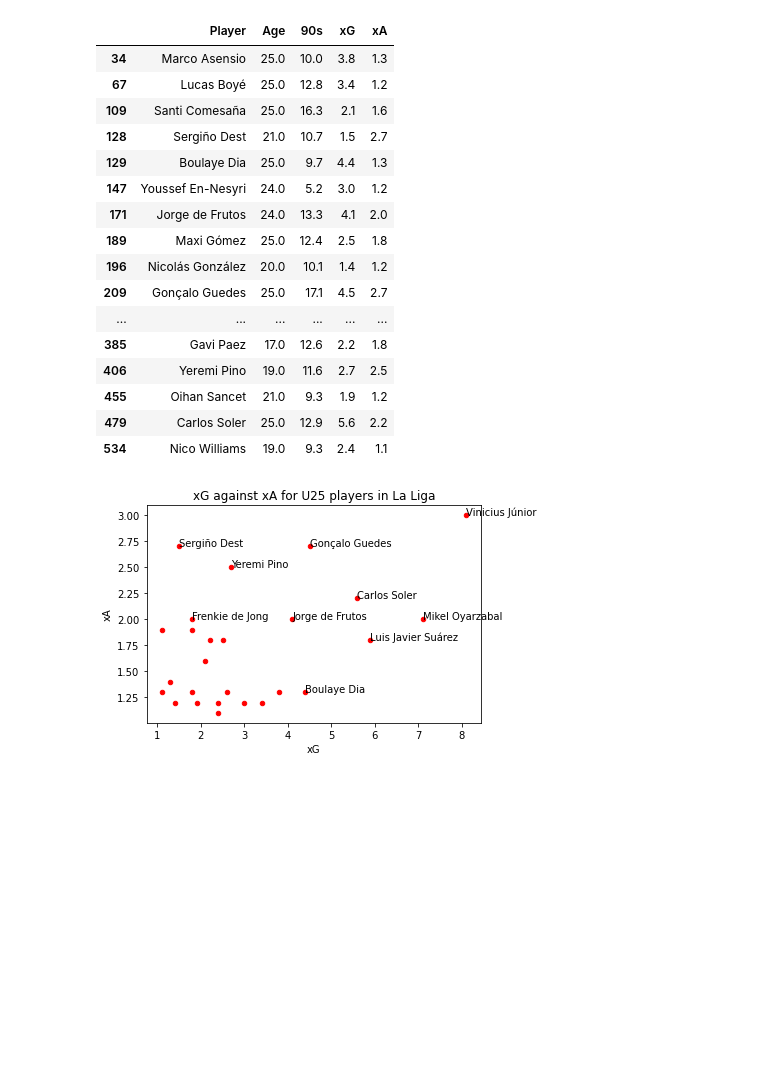
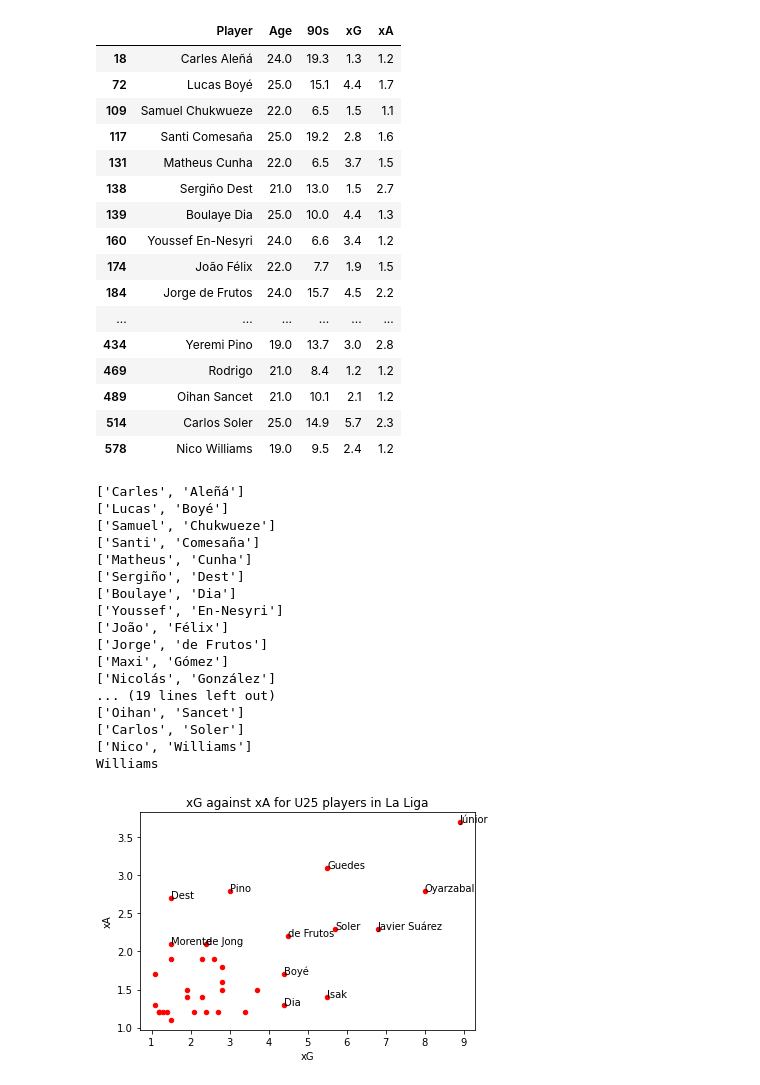
Before and after one commit to mabyan22/football_analysis, a Jupyter notebook: Notebooks/football_graph_prototype.ipynb, the cells around one changed output. Cells and saved outputs as stored; diff of their text form; code cells hidden in the pictures; blank space fills up the shorter version.

Commit message:
Used last names as plot identifier

```diff
--- a/Notebooks/football_graph_prototype.ipynb
+++ b/Notebooks/football_graph_prototype.ipynb
@@ -7,5 +7,5 @@ import pandas as pd
 # %%
-dataframe=pd.read_csv("../Data/playerstats.csv",sep=',', header=1)
+dataframe=pd.read_csv("../Data/player_stats_updated.csv",sep=',', header=1)
 dataframe
 # %% [output]
 |  | Rk | Player | Nation | Pos | Squad | Age | Born | MP | Starts | Min | ... | ... |
@@ -55,28 +55,59 @@ selectedData = selectedData[selectedData['Age']< 26]
 selectedData
 # %% [output]
 |  | Player | Age | 90s | xG | xA |
-| 34 | Marco Asensio | 25.0 | 10.0 | 3.8 | 1.3 |
-| 67 | Lucas Boyé | 25.0 | 12.8 | 3.4 | 1.2 |
-| 109 | Santi Comesaña | 25.0 | 16.3 | 2.1 | 1.6 |
-| 128 | Sergiño Dest | 21.0 | 10.7 | 1.5 | 2.7 |
-| 129 | Boulaye Dia | 25.0 | 9.7 | 4.4 | 1.3 |
-| 147 | Youssef En-Nesyri | 24.0 | 5.2 | 3.0 | 1.2 |
-| 171 | Jorge de Frutos | 24.0 | 13.3 | 4.1 | 2.0 |
-| 189 | Maxi Gómez | 25.0 | 12.4 | 2.5 | 1.8 |
-| 196 | Nicolás González | 20.0 | 10.1 | 1.4 | 1.2 |
-| 209 | Gonçalo Guedes | 25.0 | 17.1 | 4.5 | 2.7 |
+| 18 | Carles Aleñá | 24.0 | 19.3 | 1.3 | 1.2 |
+| 72 | Lucas Boyé | 25.0 | 15.1 | 4.4 | 1.7 |
+| 109 | Samuel Chukwueze | 22.0 | 6.5 | 1.5 | 1.1 |
+| 117 | Santi Comesaña | 25.0 | 19.2 | 2.8 | 1.6 |
+| 131 | Matheus Cunha | 22.0 | 6.5 | 3.7 | 1.5 |
+| 138 | Sergiño Dest | 21.0 | 13.0 | 1.5 | 2.7 |
+| 139 | Boulaye Dia | 25.0 | 10.0 | 4.4 | 1.3 |
+| 160 | Youssef En-Nesyri | 24.0 | 6.6 | 3.4 | 1.2 |
+| 174 | João Félix | 22.0 | 7.7 | 1.9 | 1.5 |
+| 184 | Jorge de Frutos | 24.0 | 15.7 | 4.5 | 2.2 |
 | ... | ... | ... | ... | ... | ... |
-| 385 | Gavi Paez | 17.0 | 12.6 | 2.2 | 1.8 |
-| 406 | Yeremi Pino | 19.0 | 11.6 | 2.7 | 2.5 |
-| 455 | Oihan Sancet | 21.0 | 9.3 | 1.9 | 1.2 |
-| 479 | Carlos Soler | 25.0 | 12.9 | 5.6 | 2.2 |
-| 534 | Nico Williams | 19.0 | 9.3 | 2.4 | 1.1 |
+| 434 | Yeremi Pino | 19.0 | 13.7 | 3.0 | 2.8 |
+| 469 | Rodrigo | 21.0 | 8.4 | 1.2 | 1.2 |
+| 489 | Oihan Sancet | 21.0 | 10.1 | 2.1 | 1.2 |
+| 514 | Carlos Soler | 25.0 | 14.9 | 5.7 | 2.3 |
+| 578 | Nico Williams | 19.0 | 9.5 | 2.4 | 1.2 |
 # %%
 selectedData.plot(kind='scatter',x='xG',y='xA',color='red')
 plt.title('xG against xA for U25 players in La Liga')
+
+
+
+for a, row in selectedData.iterrows():
+    afor_val=selectedData.at[a,'Player'].split(" ",1)
+    try:
+        selectedData.at[a,'Player']=afor_val[1]
+    except:
+        selectedData.at[a,'Player']=afor_val[0]
+    print(afor_val)
+
+
+print(afor_val[1])
+
 for index, row in selectedData.iterrows():
     if row['xG']>4 or row['xA']>1.9:
         plt.text(row['xG'],row['xA'],row['Player'])
 plt.show()
 # %% [output]
+['Carles', 'Aleñá']
+['Lucas', 'Boyé']
+['Samuel', 'Chukwueze']
+['Santi', 'Comesaña']
+['Matheus', 'Cunha']
+['Sergiño', 'Dest']
+['Boulaye', 'Dia']
+['Youssef', 'En-Nesyri']
+['João', 'Félix']
+['Jorge', 'de Frutos']
+['Maxi', 'Gómez']
+['Nicolás', 'González']
+... (19 lines left out)
+['Oihan', 'Sancet']
+['Carlos', 'Soler']
+['Nico', 'Williams']
+Williams
-[figure, old version]
+[figure, new version]
```
Also changed, not shown: parts of 4 cells of this notebook, 1 other file.
